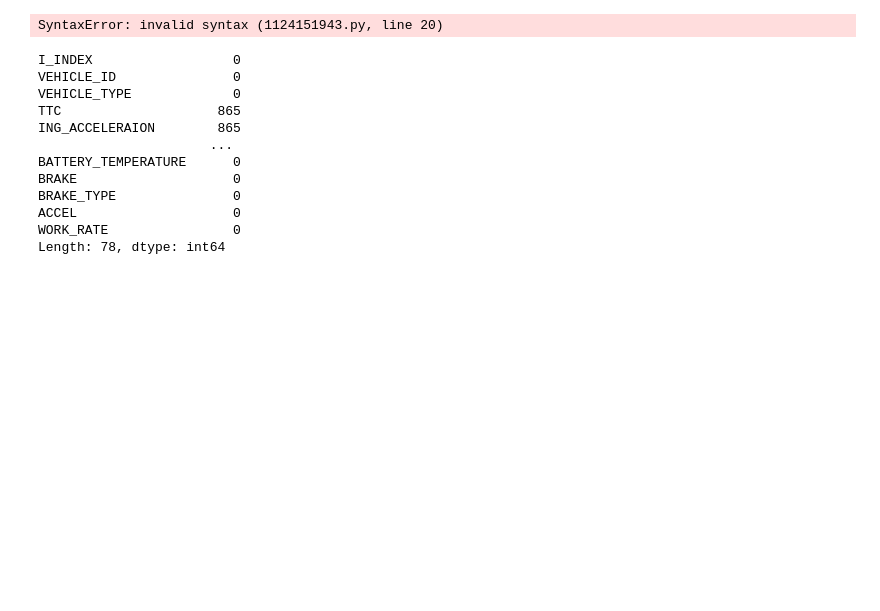
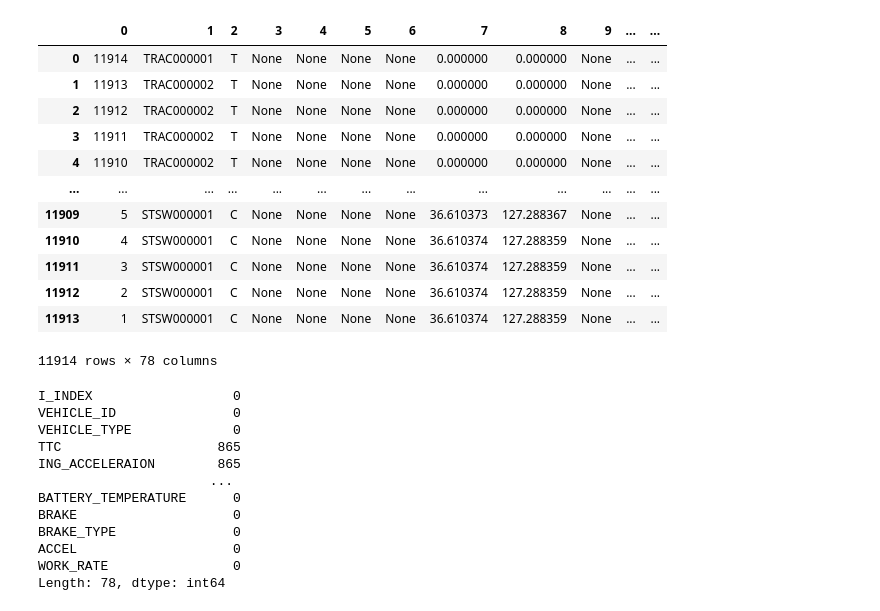
Before and after one commit to rhffna928/pythonArekore, a Jupyter notebook: anypython/daily/25/04/250423.ipynb, the cells around one changed output. Drawn from its saved outputs; the diff is of its cells as text; code cells hidden in the pictures; blank space fills up the shorter version.

```diff
--- a/anypython/daily/25/04/250423.ipynb
+++ b/anypython/daily/25/04/250423.ipynb
@@ -1,30 +1,42 @@
 # %%
 import pandas as pd
 import psycopg2
 import datetime
 import json
 
 filename = f"postgres{datetime.date.today()}.csv"
 
 _host = "223.130.131.234"
 _port = "30050"
 _database = "edge-hub"
 _user = "postgres"
 _password = "nM!Q2w3e4r"
 conn = psycopg2.connect(host=_host,port=_port,user=_user,password=_password,dbname=_database)
 cur = conn.cursor()
 
 query = """
 select * from "VEHICLE_ING_INFO" order by "I_INDEX" desc;
 """
 
 cur.execute(query)
 _list = cur.fetchall()
 
 df = pd.DataFrame(_list)
-df.to_csv(filename)
+df
 # %% [output]
+|  | 0 | 1 | 2 | 3 | 4 | 5 | 6 | 7 | 8 | 9 | ... | ... |
+| 0 | 11914 | TRAC000001 | T | None | None | None | None | 0.000000 | 0.000000 | None | ... | ... |
+| 1 | 11913 | TRAC000002 | T | None | None | None | None | 0.000000 | 0.000000 | None | ... | ... |
+| 2 | 11912 | TRAC000002 | T | None | None | None | None | 0.000000 | 0.000000 | None | ... | ... |
+| 3 | 11911 | TRAC000002 | T | None | None | None | None | 0.000000 | 0.000000 | None | ... | ... |
+| 4 | 11910 | TRAC000002 | T | None | None | None | None | 0.000000 | 0.000000 | None | ... | ... |
+| ... | ... | ... | ... | ... | ... | ... | ... | ... | ... | ... | ... | ... |
+| 11909 | 5 | STSW000001 | C | None | None | None | None | 36.610373 | 127.288367 | None | ... | ... |
+| 11910 | 4 | STSW000001 | C | None | None | None | None | 36.610374 | 127.288359 | None | ... | ... |
+| 11911 | 3 | STSW000001 | C | None | None | None | None | 36.610374 | 127.288359 | None | ... | ... |
+| 11912 | 2 | STSW000001 | C | None | None | None | None | 36.610374 | 127.288359 | None | ... | ... |
+| 11913 | 1 | STSW000001 | C | None | None | None | None | 36.610374 | 127.288359 | None | ... | ... |
-SyntaxError: invalid syntax (1124151943.py, line 20)
+11914 rows × 78 columns
 # %%
 import matplotlib.pyplot as plt
 from sqlalchemy import create_engine
```
Also changed, not shown: 5 other files.
